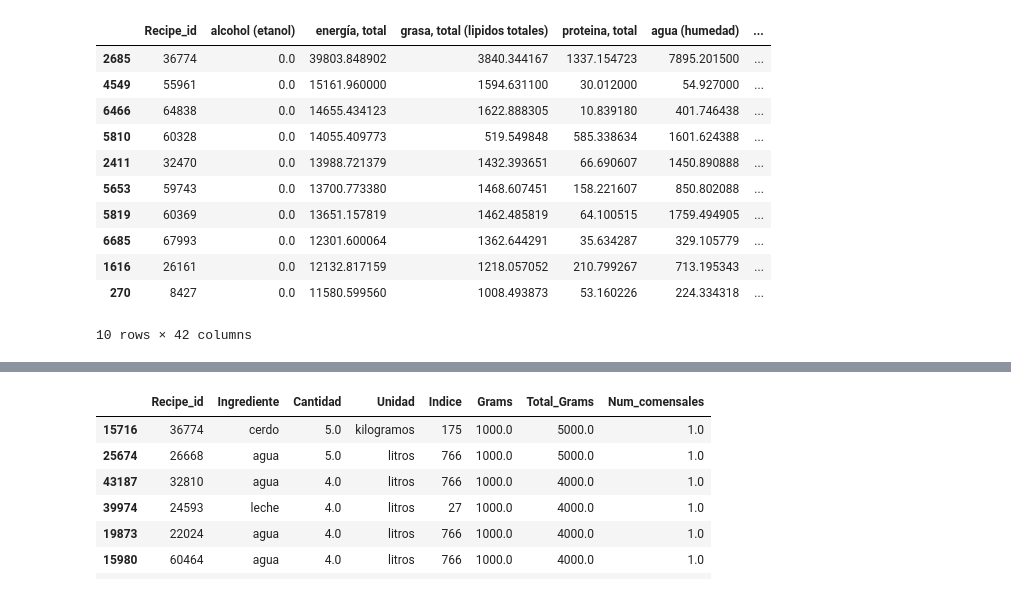
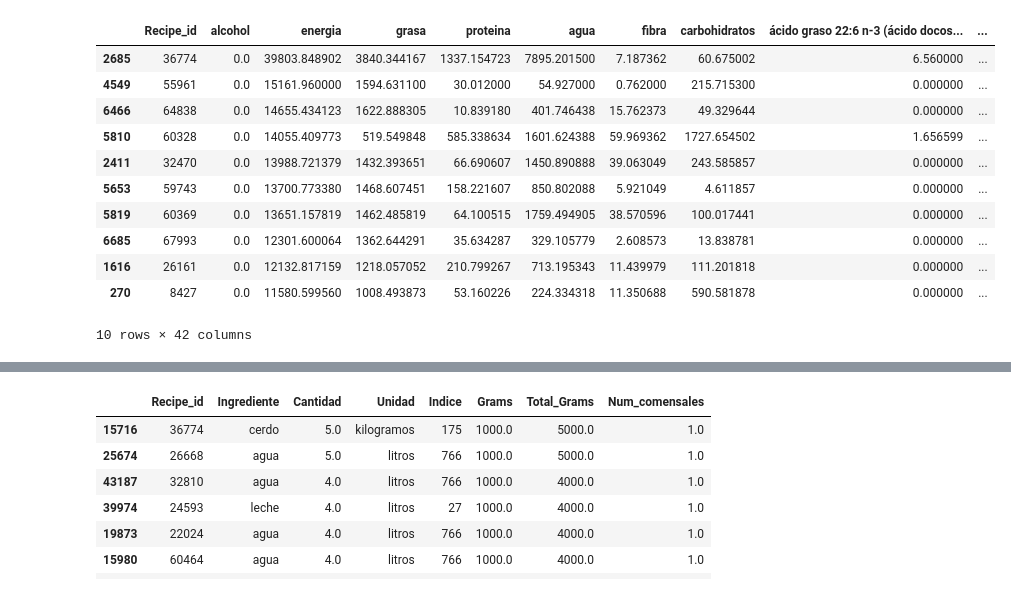
Before and after one commit to Shenia23/mangio, a Jupyter notebook: notebooks/Cluster_analysis.ipynb, the cells around one changed output, grey strips where cells are left out. Drawn from its saved outputs; the diff is of its cells as text; code cells hidden in the pictures.

```diff
--- a/notebooks/Cluster_analysis.ipynb
+++ b/notebooks/Cluster_analysis.ipynb
@@ -28,15 +16,15 @@ Name: Total_Grams, dtype: float64
 # %%
-df.sort_values(['energía, total'], ascending=False)[:10]
+df.sort_values(['energia'], ascending=False)[:10]
 # %% [output]
-|  | Recipe_id | alcohol (etanol) | energía, total | grasa, total (lipidos totales) | proteina, total | agua (humedad) | ... |
-| 2685 | 36774 | 0.0 | 39803.848902 | 3840.344167 | 1337.154723 | 7895.201500 | ... |
-| 4549 | 55961 | 0.0 | 15161.960000 | 1594.631100 | 30.012000 | 54.927000 | ... |
-| 6466 | 64838 | 0.0 | 14655.434123 | 1622.888305 | 10.839180 | 401.746438 | ... |
-| 5810 | 60328 | 0.0 | 14055.409773 | 519.549848 | 585.338634 | 1601.624388 | ... |
-| 2411 | 32470 | 0.0 | 13988.721379 | 1432.393651 | 66.690607 | 1450.890888 | ... |
-| 5653 | 59743 | 0.0 | 13700.773380 | 1468.607451 | 158.221607 | 850.802088 | ... |
-| 5819 | 60369 | 0.0 | 13651.157819 | 1462.485819 | 64.100515 | 1759.494905 | ... |
-| 6685 | 67993 | 0.0 | 12301.600064 | 1362.644291 | 35.634287 | 329.105779 | ... |
-| 1616 | 26161 | 0.0 | 12132.817159 | 1218.057052 | 210.799267 | 713.195343 | ... |
-| 270 | 8427 | 0.0 | 11580.599560 | 1008.493873 | 53.160226 | 224.334318 | ... |
+|  | Recipe_id | alcohol | energia | grasa | proteina | agua | fibra | carbohidratos | ácido graso 22:6 n-3 (ácido docos... | ... |
+| 2685 | 36774 | 0.0 | 39803.848902 | 3840.344167 | 1337.154723 | 7895.201500 | 7.187362 | 60.675002 | 6.560000 | ... |
+| 4549 | 55961 | 0.0 | 15161.960000 | 1594.631100 | 30.012000 | 54.927000 | 0.762000 | 215.715300 | 0.000000 | ... |
+| 6466 | 64838 | 0.0 | 14655.434123 | 1622.888305 | 10.839180 | 401.746438 | 15.762373 | 49.329644 | 0.000000 | ... |
+| 5810 | 60328 | 0.0 | 14055.409773 | 519.549848 | 585.338634 | 1601.624388 | 59.969362 | 1727.654502 | 1.656599 | ... |
+| 2411 | 32470 | 0.0 | 13988.721379 | 1432.393651 | 66.690607 | 1450.890888 | 39.063049 | 243.585857 | 0.000000 | ... |
+| 5653 | 59743 | 0.0 | 13700.773380 | 1468.607451 | 158.221607 | 850.802088 | 5.921049 | 4.611857 | 0.000000 | ... |
+| 5819 | 60369 | 0.0 | 13651.157819 | 1462.485819 | 64.100515 | 1759.494905 | 38.570596 | 100.017441 | 0.000000 | ... |
+| 6685 | 67993 | 0.0 | 12301.600064 | 1362.644291 | 35.634287 | 329.105779 | 2.608573 | 13.838781 | 0.000000 | ... |
+| 1616 | 26161 | 0.0 | 12132.817159 | 1218.057052 | 210.799267 | 713.195343 | 11.439979 | 111.201818 | 0.000000 | ... |
+| 270 | 8427 | 0.0 | 11580.599560 | 1008.493873 | 53.160226 | 224.334318 | 11.350688 | 590.581878 | 0.000000 | ... |
 10 rows × 42 columns
```
Also changed, not shown: parts of 13 cells of this notebook, 3 other files.
